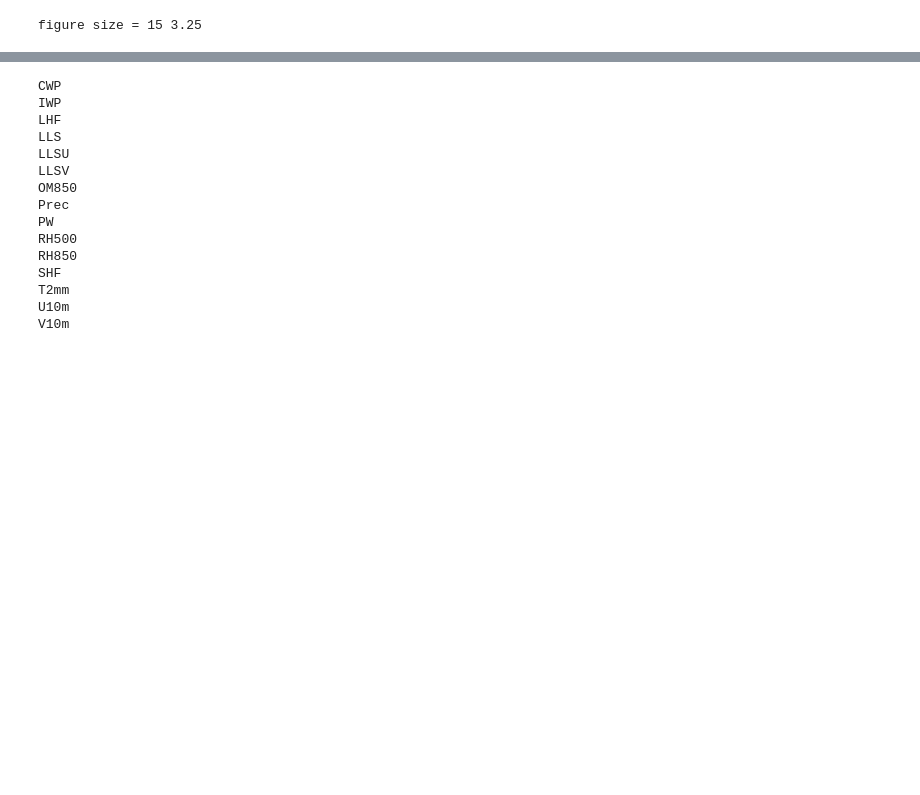
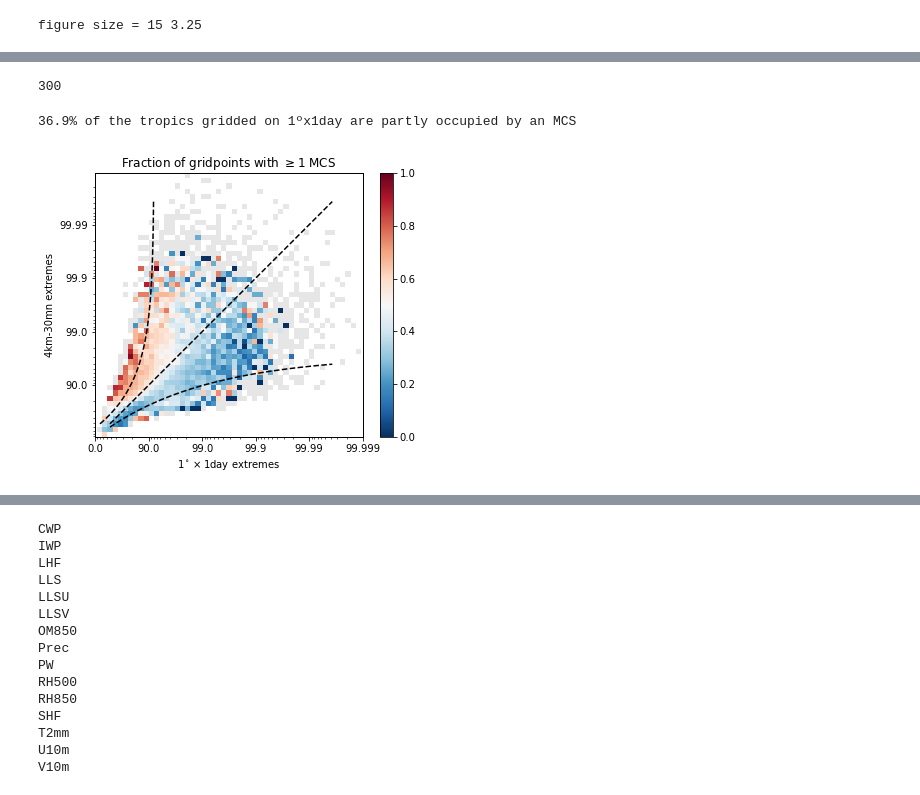
Before and after one commit to bfildier/explore-multiscale-extremes, a Jupyter notebook: scripts/explore_conditional_multiscale_extremes.ipynb, the cells around one changed output, grey strips where cells are left out. Cells and saved outputs as stored; diff of their text form; code cells hidden in the pictures; blank space fills up the shorter version.

```diff
--- a/scripts/explore_conditional_multiscale_extremes.ipynb
+++ b/scripts/explore_conditional_multiscale_extremes.ipynb
@@ -346,0 +363,4 @@ Mesoscale only
+# %%
+labels_regridded = xr.open_dataset(os.path.join(path_regrid,'MCS_label.nc')).all_MCS_label
+# all MCS labels in y-x-t grid
+labels_regridded_yxtm = np.swapaxes(labels_regridded,axis1=2,axis2=3).values
@@ -346,0 +373,14 @@ Mesoscale only
+# %%
+N_MCS = labels_regridded_yxtm.shape[3]
+N_MCS
+# %% [output]
+300
+# %%
+# y-x-t mask with MCS
+mask_labels_regridded_yxt = np.any(~np.isnan(labels_regridded_yxtm),axis=3)
+# %%
+# fraction of tropics concerned by MCS
+MCS_coverage = np.sum(mask_labels_regridded_yxt)/mask_labels_regridded_yxt.size*100
+print("%s%% of the tropics gridded on 1ºx1day are partly occupied by an MCS"%("%2.1f"%MCS_coverage))
+# %% [output]
+36.9% of the tropics gridded on 1ºx1day are partly occupied by an MCS
@@ -346,0 +474,57 @@ Mesoscale only
+# %%
+# COMPUTE fraction of bin where at least 1 MCS is observed
+MCS_bin_fraction_jdist, bin_noise = get_MCS_bin_fraction_in_jdist(jdist_prec)
+# %%
+# SHOW fraction of bin where at least 1 MCS is observed
+
+Z_nd = jdist_prec.norm_density.T
+Z = MCS_bin_fraction_jdist.T
+Z_noise = bin_noise.T
+
+fig, ax = plt.subplots(nrows=1,ncols=1,figsize=(6,4.85))
+
+title = r'Fraction of gridpoints with $\geq$1 MCS'
+scale ='linear'
+vbds = (0., 1.)
+# cmap = plt.cm.viridis
+cmap = plt.cm.RdBu_r
+# cmap = plt.cm.hot
+
+ax_show = ax.twinx().twiny()  # Create twin axes for each main axis.
+
+# -- Frame
+ax = setFrameIL(ax, dist_mean_prec.ranks, dist_max_prec.ranks)
+ax.set_xlabel(r"1$^\circ\times 1$day extremes")
+ax.set_ylabel(r"4km-30mn extremes")
+ax.set_title(title)
+
+# -- Conditional mean values
+with warnings.catch_warnings():
+    warnings.simplefilter('ignore')
+    pcm = showJointHistogram(ax_show, Z, scale=scale, vmin=vbds[0], vmax=vbds[1], cmap=cmap)
+    showJointHistogram(ax_show, Z_noise, scale=scale, vmin=vbds[0], vmax=vbds[1], cmap='gray_r',alpha=0.1)
+
+
+# -- Branches
+cont = measure.find_contours(Z_nd, 1)
+N = 60
+# fit
+popt_1, x_1, y_1, popt_2, x_2, y_2, func = fitBranches(cont,N)
+x_branch_2 = y_branch_1 = np.linspace(2,45,45)
+y_branch_2 = func(x_branch_2,*popt_2)
+x_branch_1 = func(y_branch_1,*popt_1)
+
+# show
+ax_show.plot(x_branch_1,y_branch_1,'k--')
+ax_show.plot(x_branch_2,y_branch_2,'k--')
+
+# show 1-1 line
+ax_show.plot(x_branch_2,x_branch_2,'k--')
+
+cb = fig.colorbar(pcm, ax=ax_show)
+# cb.set_label('Normalized density')
+cb.set_label('')
+
+plt.savefig(os.path.join(figdir,'MCS_bin_fraction_on_max_vs_mean_prec_extremes.png'),dpi=200,bbox_inches='tight')
+# %% [output]
+[figure, added]
```
Also changed, not shown: parts of 50 cells of this notebook, 59 other files.
